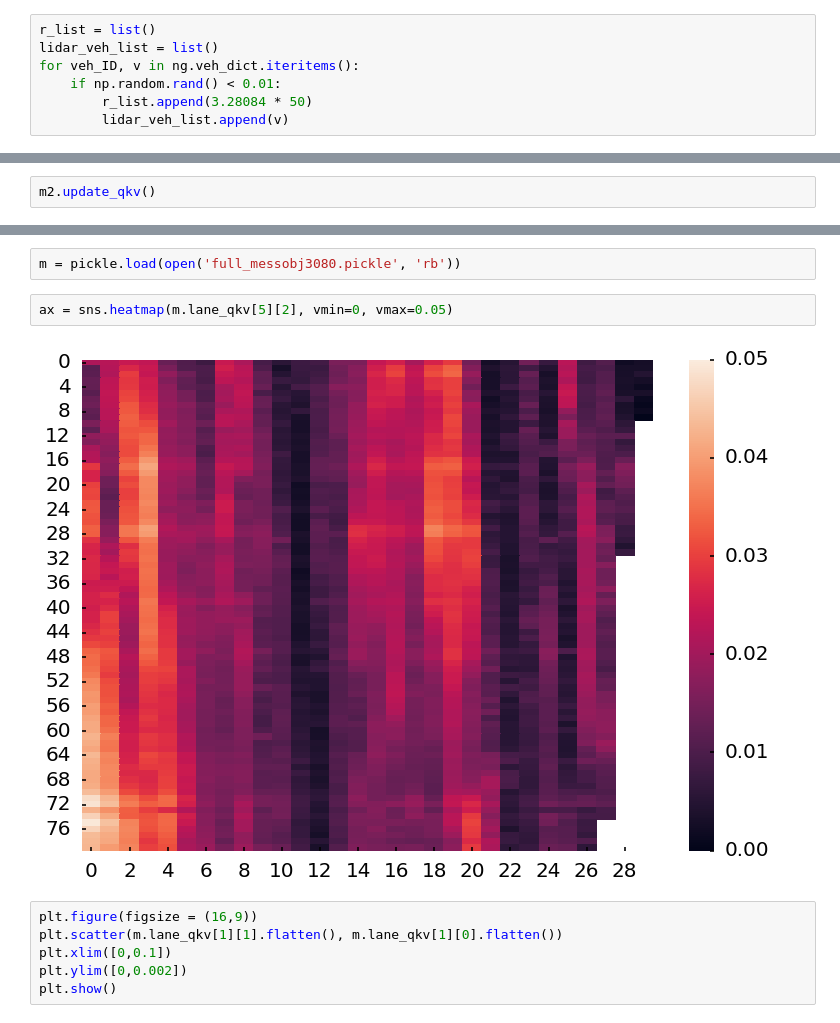
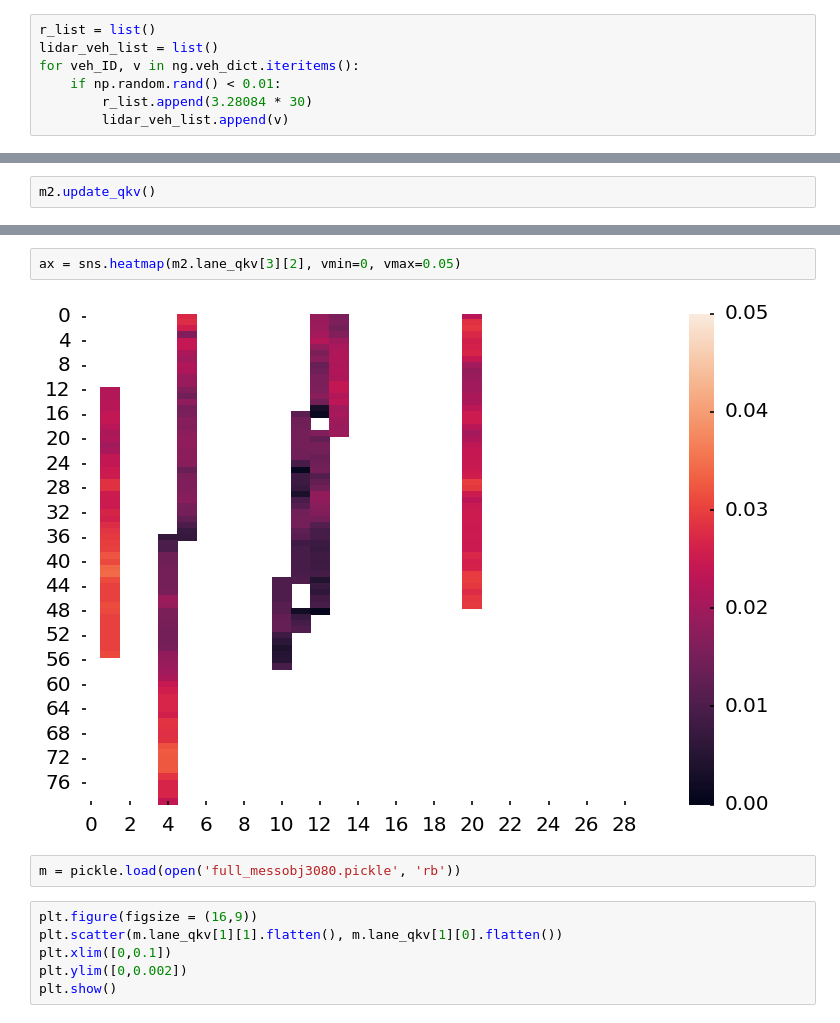
Before and after one commit to Lemma1/NGSIM-interface, a Jupyter notebook: src/test_ngism_lib.ipynb, the cells around one changed output, grey strips where cells are left out. Saved outputs shown, nothing was run; the diff lists cells and outputs as text.

```diff
--- a/src/test_ngism_lib.ipynb
+++ b/src/test_ngism_lib.ipynb
@@ -121,7 +121,7 @@ r_list = list()
 lidar_veh_list = list()
 for veh_ID, v in ng.veh_dict.iteritems():
     if np.random.rand() < 0.01:
-        r_list.append(3.28084 * 50)
+        r_list.append(3.28084 * 30)
         lidar_veh_list.append(v)
 # %%
 mc = monitor_center(Y_MIN, Y_MAX, TIME_MIN, TIME_MAX, method = 'Tracking')
@@ -189,9 +197,9 @@ ax = sns.heatmap(m3.lane_qkv[5][2], vmin=0, vmax=0.05)
+# %%
+ax = sns.heatmap(m2.lane_qkv[3][2], vmin=0, vmax=0.05)
+# %% [output]
+[figure, added]
 # %%
 m = pickle.load(open('full_messobj3080.pickle', 'rb'))
-# %%
-ax = sns.heatmap(m.lane_qkv[5][2], vmin=0, vmax=0.05)
-# %% [output]
-[figure, removed]
 # %%
 plt.figure(figsize = (16,9))
 plt.scatter(m.lane_qkv[1][1].flatten(), m.lane_qkv[1][0].flatten())
```
Also changed, not shown: parts of 6 cells of this notebook, 2 other files.
